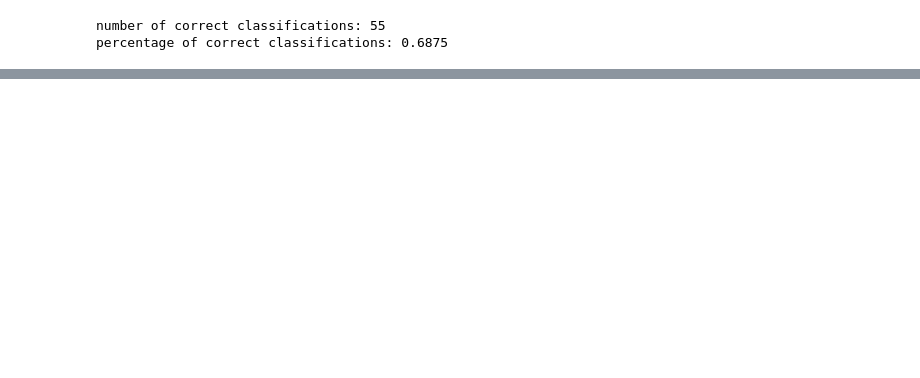
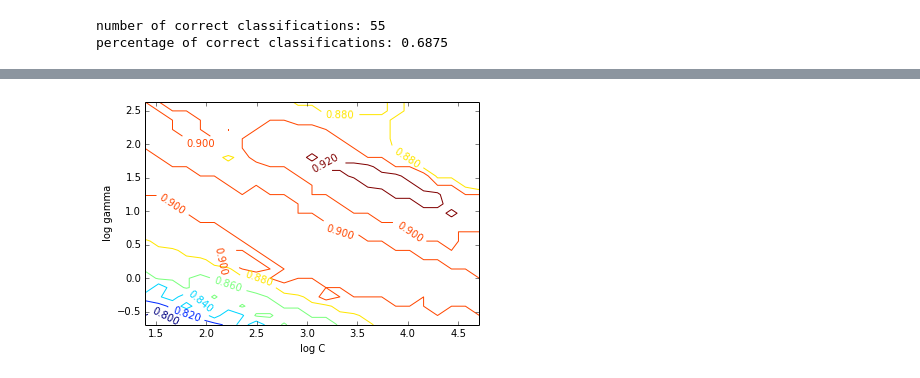
Before and after one commit to JensMeiners/MI1, a Jupyter notebook: Ex09/Ex09.ipynb, the cells around one changed output, grey strips where cells are left out. Cells and saved outputs as stored; diff of their text form; code cells hidden in the pictures; blank space fills up the shorter version.

```diff
--- a/Ex09/Ex09.ipynb
+++ b/Ex09/Ex09.ipynb
@@ -143,0 +222,21 @@ plt.show()
+# %%
+exp = np.arange(2,7,0.2)
+C = np.power(2.0,exp)
+exp = np.arange(-1,4,0.2)
+gamma = np.power(2.0,exp)
+# %%
+X, Y = np.meshgrid(C,gamma)
+acc = np.zeros(X.shape)
+for i, c in enumerate(C):
+    for j, g in enumerate(gamma):
+        clf = SVC(C=c,gamma=g)
+        scores = cross_validation.cross_val_score(clf, train[:,0:2], train[:,2], cv=4)
+        #print("Accuracy: %0.2f (+/- %0.2f)" % (scores.mean(), scores.std() * 2))
+        acc[j,i] = scores.mean()
+CS = plt.contour(np.log(X),np.log(Y), acc)
+plt.clabel(CS, inline=1, fontsize=10)
+plt.xlabel('log C')
+plt.ylabel('log gamma')
+plt.show()
+# %% [output]
+[figure, added]
```
Also changed, not shown: parts of 17 cells of this notebook.
